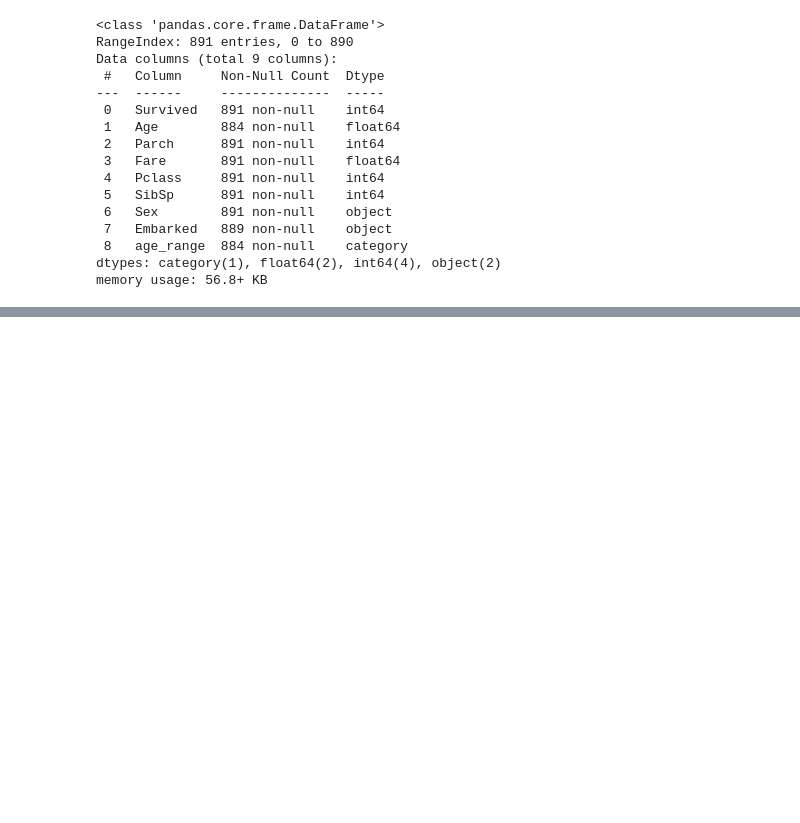
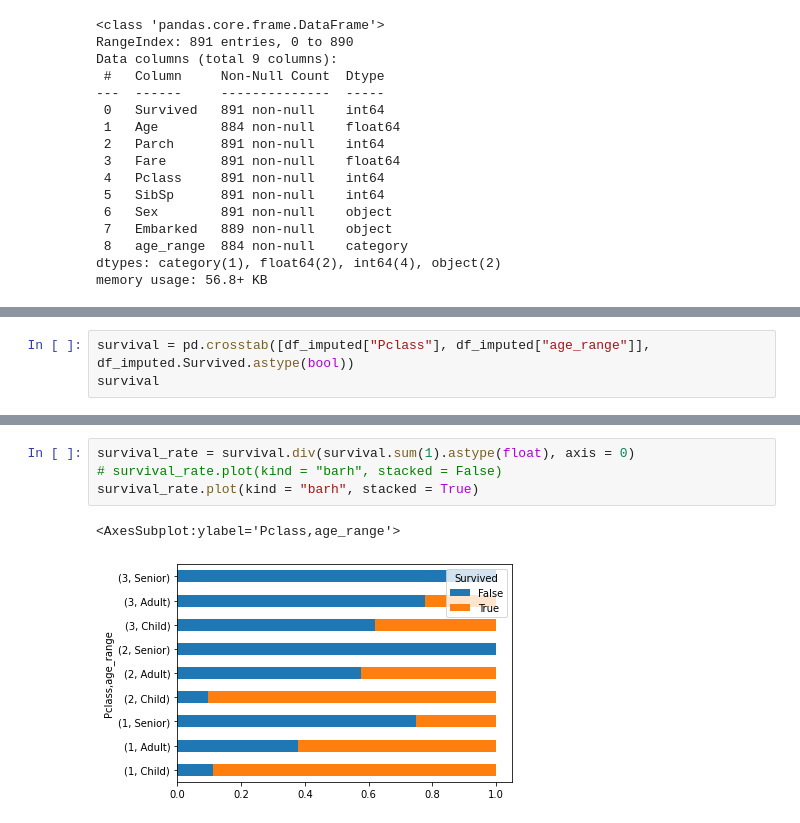
Before and after one commit to RandytheReindeer/MachineLearningModels, a Jupyter notebook: Titanic Visualization.ipynb, the cells around one changed output, grey strips where cells are left out. Drawn from its saved outputs; the diff is of its cells as text; blank space fills up the shorter version.

```diff
--- a/Titanic Visualization.ipynb
+++ b/Titanic Visualization.ipynb
@@ -291,0 +304,3 @@ print(np.mean(df_matrix_norm, axis = 0))
+# %%
+survival = pd.crosstab([df_imputed["Pclass"], df_imputed["age_range"]], df_imputed.Survived.astype(bool))
+survival
@@ -291,0 +319,7 @@ print(np.mean(df_matrix_norm, axis = 0))
+# %%
+survival_rate = survival.div(survival.sum(1).astype(float), axis = 0)
+# survival_rate.plot(kind = "barh", stacked = False)
+survival_rate.plot(kind = "barh", stacked = True)
+# %% [output]
+<AxesSubplot:ylabel='Pclass,age_range'>
+[figure, added]
```
Also changed, not shown: parts of 30 cells of this notebook.
